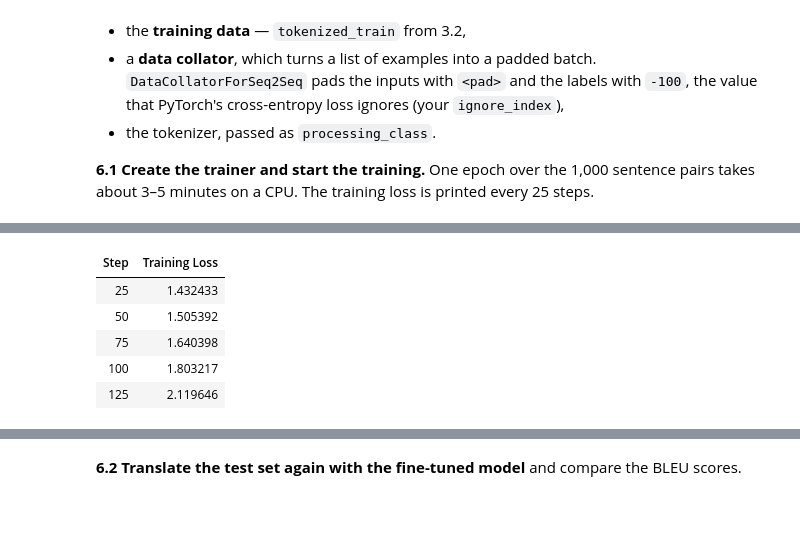
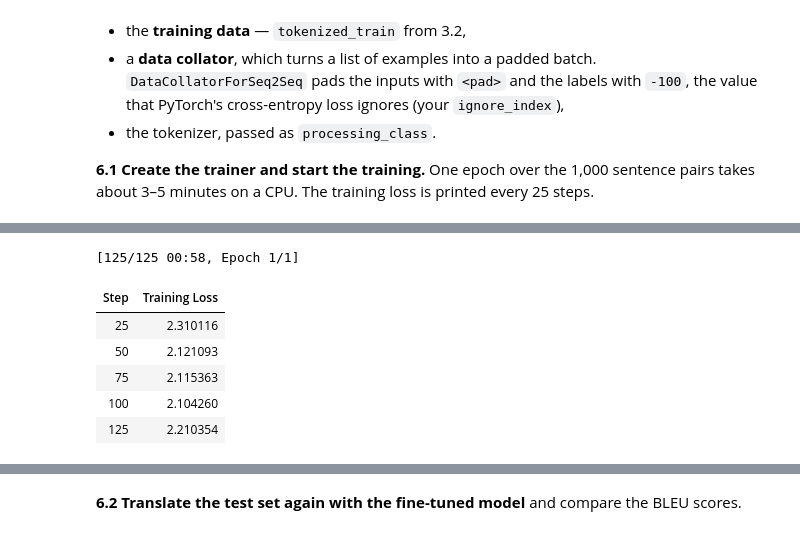
Before and after one commit to Katarina-KacmarovaM/NLP_class, a Jupyter notebook: Exercises/05 - Transformers/2. Pretrained Translation.ipynb, the cells around one changed output, grey strips where cells are left out. Saved outputs shown, nothing was run; the diff lists cells and outputs as text; code cells hidden in the pictures.

```diff
--- a/Exercises/05 - Transformers/2. Pretrained Translation.ipynb
+++ b/Exercises/05 - Transformers/2. Pretrained Translation.ipynb
@@ -407,12 +406,13 @@ training_args = Seq2SeqTrainingArguments(
     report_to="none",
     dataloader_pin_memory=torch.cuda.is_available(),
     seed=0,
+    use_cpu=True
 )
 
-data_collator = DataCollatorForSeq2Seq(tokenizer,model)  # TODO: a DataCollatorForSeq2Seq for our tokenizer and model
+data_collator = DataCollatorForSeq2Seq(tokenizer,model)  # TODO: a DataCollatorForSeq2Seq for our tokenizer and model, posklada batch a prida padding
 
 trainer = Seq2SeqTrainer(
-    model=model,args=training_args,train_dataset=tokenized_train,data_collator=data_collator,processing_class=tokenized_train  # TODO: model, args, train_dataset, data_collator and processing_class
+    model=model,args=training_args,train_dataset=tokenized_train,data_collator=data_collator,processing_class=tokenizer  # TODO: model, args, train_dataset, data_collator and processing_class
 )
 
 train_result = trainer.train()
@@ -421,9 +421,10 @@ train_result = trainer.train()
+[125/125 00:58, Epoch 1/1]
 | Step | Training Loss |
-| 25 | 1.432433 |
-| 50 | 1.505392 |
-| 75 | 1.640398 |
-| 100 | 1.803217 |
-| 125 | 2.119646 |
+| 25 | 2.310116 |
+| 50 | 2.121093 |
+| 75 | 2.115363 |
+| 100 | 2.104260 |
+| 125 | 2.210354 |
 # %%
 # ✅ Check the training. !!!!!!!
 assert trainer.state.global_step == 125, "one epoch over 1,000 examples with batch size 8 should be 125 steps"
```
Also changed, not shown: parts of 10 cells of this notebook, 8 other files.
